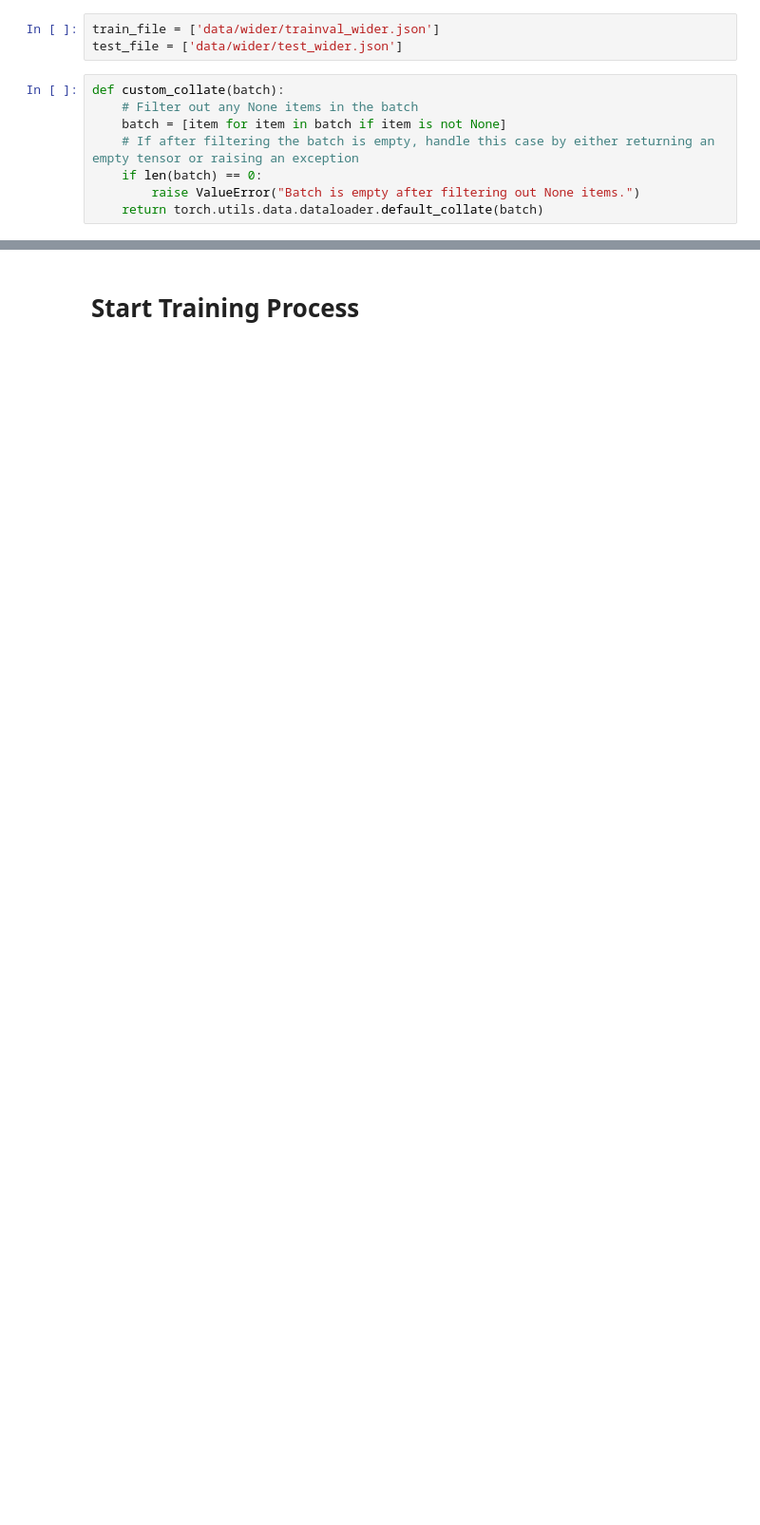
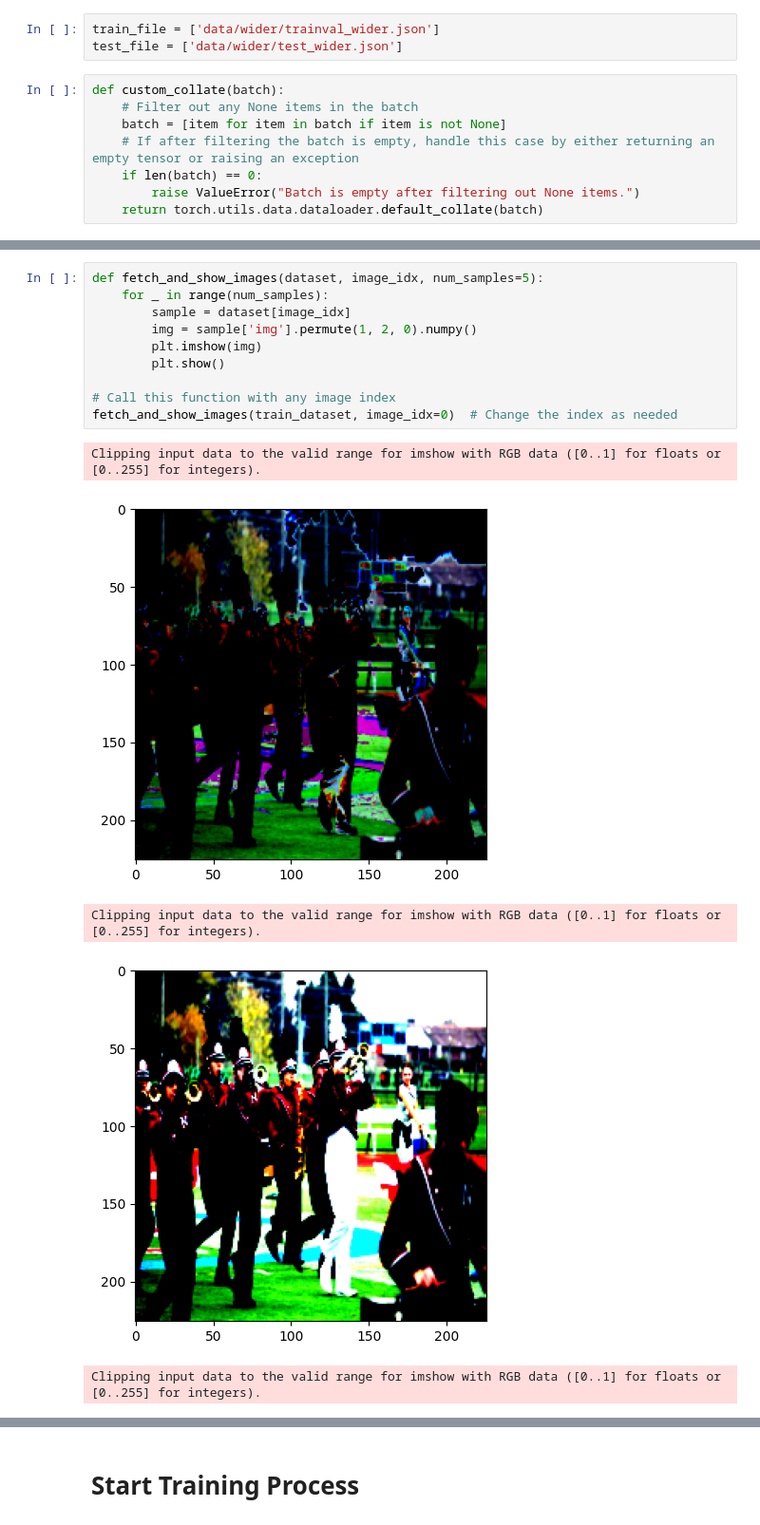
Before and after one commit to kdhutton/W210-Capstone, a Jupyter notebook: notebooks/adversarial_learning_wider_class_reduced-oversampled2.ipynb, the cells around one changed output, grey strips where cells are left out. Shown at 95% size. Saved outputs shown, nothing was run; the diff lists cells and outputs as text; blank space fills up the shorter version.

```diff
--- a/notebooks/adversarial_learning_wider_class_reduced-oversampled2.ipynb
+++ b/notebooks/adversarial_learning_wider_class_reduced-oversampled2.ipynb
@@ -308,0 +341,16 @@ NotImplementedError: Subclasses of Dataset should implement __getitem__.
+# %%
+def fetch_and_show_images(dataset, image_idx, num_samples=5):
+    for _ in range(num_samples):
+        sample = dataset[image_idx]
+        img = sample['img'].permute(1, 2, 0).numpy()
+        plt.imshow(img)
+        plt.show()
+
+# Call this function with any image index
+fetch_and_show_images(train_dataset, image_idx=0)  # Change the index as needed
+# %% [output]
+Clipping input data to the valid range for imshow with RGB data ([0..1] for floats or [0..255] for integers).
+[figure, added]
+Clipping input data to the valid range for imshow with RGB data ([0..1] for floats or [0..255] for integers).
+[figure, added]
+Clipping input data to the valid range for imshow with RGB data ([0..1] for floats or [0..255] for integers).
```
Also changed, not shown: parts of 8 cells of this notebook.
